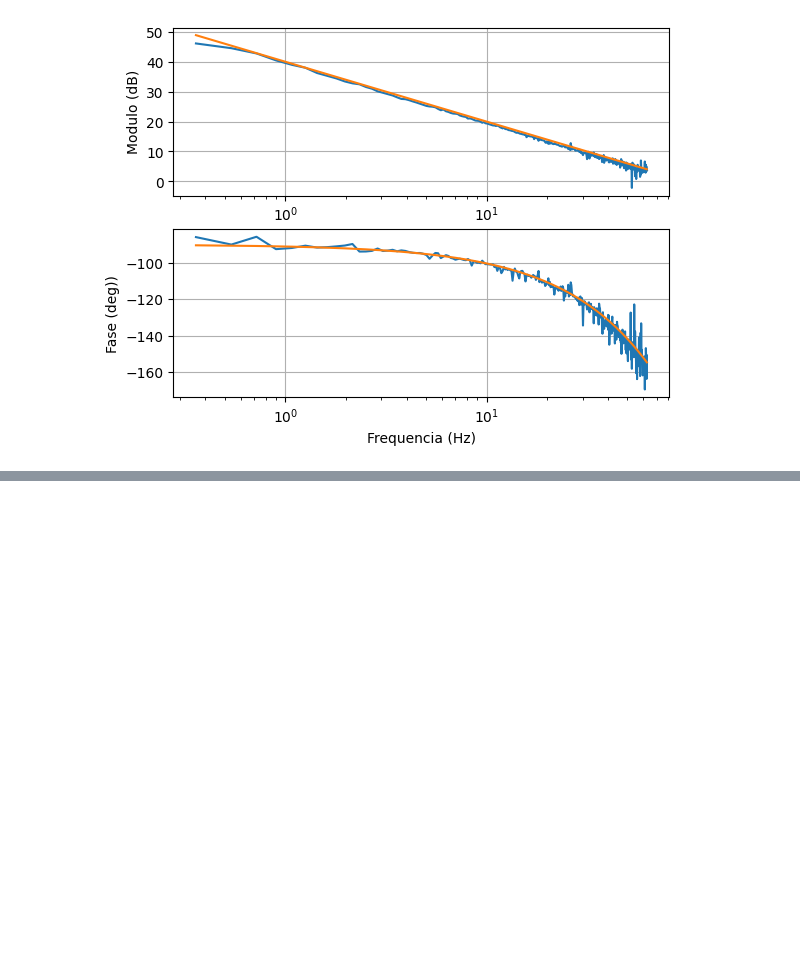
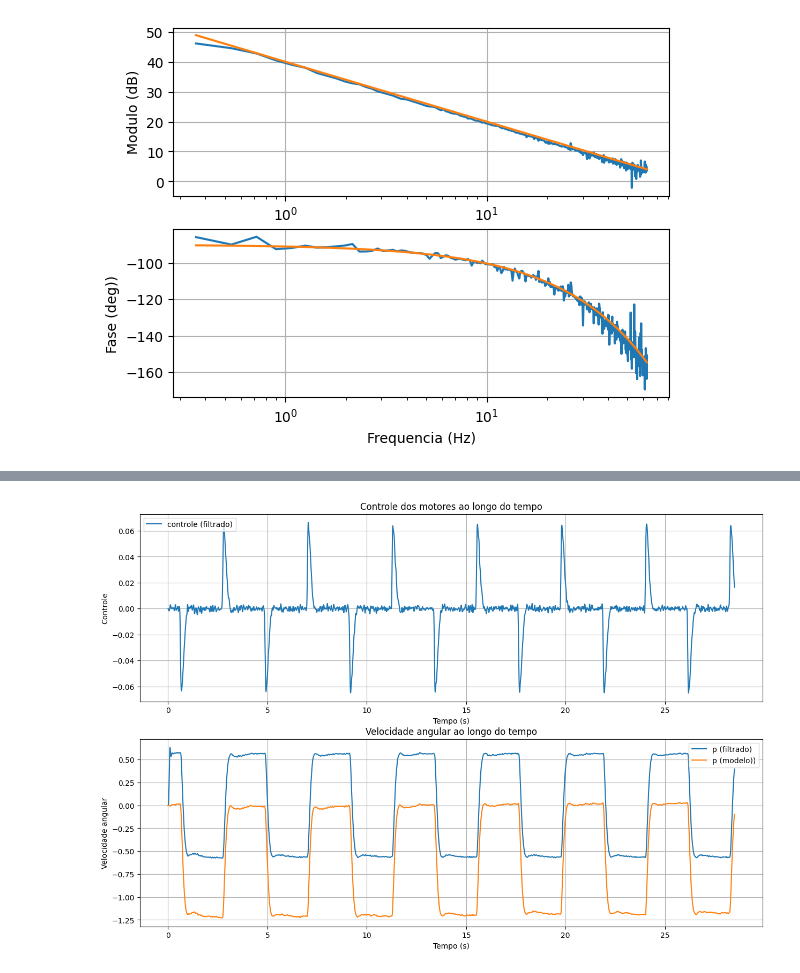
Before and after one commit to dferruzzo/mavdsk-python, a Jupyter notebook: identificação_de_sistemas.ipynb, the cells around one changed output, grey strips where cells are left out. Saved outputs shown, nothing was run; the diff lists cells and outputs as text; code cells hidden in the pictures; blank space fills up the shorter version.

```diff
--- a/identificação_de_sistemas.ipynb
+++ b/identificação_de_sistemas.ipynb
@@ -70,0 +196,38 @@ com $I_{xx}=0.01$ e $\tau=0.018$.
+# %%
+# definir uma função de interporlação para os dados filtrados
+entrada_u = interp1d(t_cont_clipped, controle_clipped_filtered, kind='linear', fill_value='extrapolate')
+
+# Os parametros do modelo sâo
+Ixx = 0.01 # e
+tau = 0.018
+ic = vav0_clipped_filtered[0]
+
+# aplicamos a função de interpolação para obter a entrada u(t-tau)
+entrada_u_delay_tau = entrada_u(t_cont_clipped - tau)
+
+integral_cumulativa = cumulative_trapezoid(entrada_u_delay_tau, t_cont_clipped, dt_controle ,initial=0)
+
+# Calcular o modelo p(t) ao longo do tempo
+p_modelo = (1/Ixx) * integral_cumulativa + ic
+# %%
+# Plotando os dados recortados
+fig, (ax1, ax2) = plt.subplots(2, 1, figsize=(15, 10))
+#
+ax1.plot(t_cont_clipped, controle_clipped_filtered, label='controle (filtrado)')
+ax1.set_xlabel('Tempo (s)')
+ax1.set_ylabel('Controle')
+ax1.set_title('Controle dos motores ao longo do tempo')
+ax1.legend()
+ax1.grid()
+#
+ax2.plot(t_taxas_clipped, vav0_clipped_filtered, label='p (filtrado)')
+ax2.plot(t_cont_clipped, p_modelo, label='p (modelo))')
+ax2.set_xlabel('Tempo (s)')
+ax2.set_ylabel('Velocidade angular')
+ax2.set_title('Velocidade angular ao longo do tempo')
+#ax2.set_ylim([-1, 1])
+ax2.legend()
+ax2.grid()
+#
+# %% [output]
+[figure, added]
```
Also changed, not shown: parts of 15 cells of this notebook, 3 other files.
